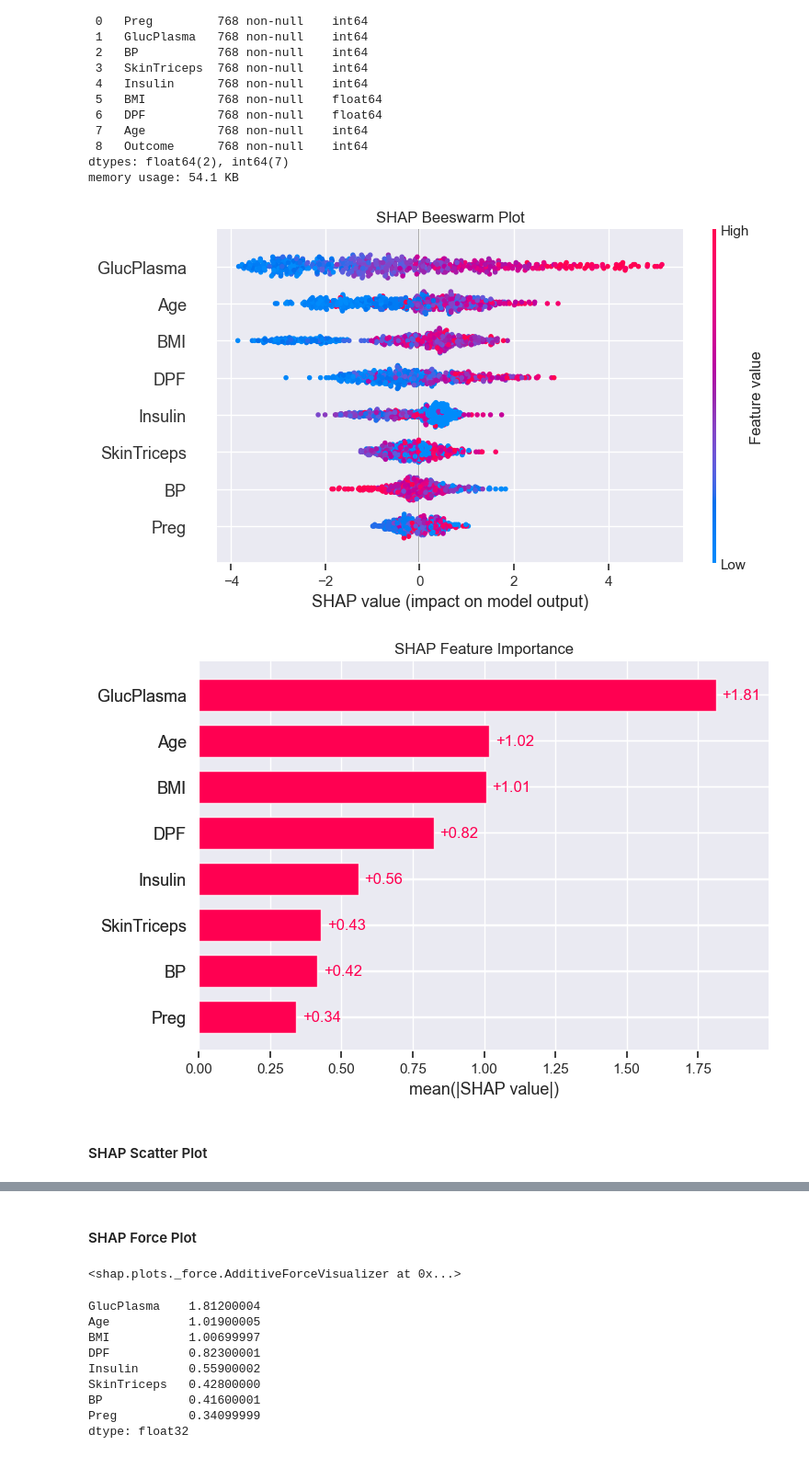
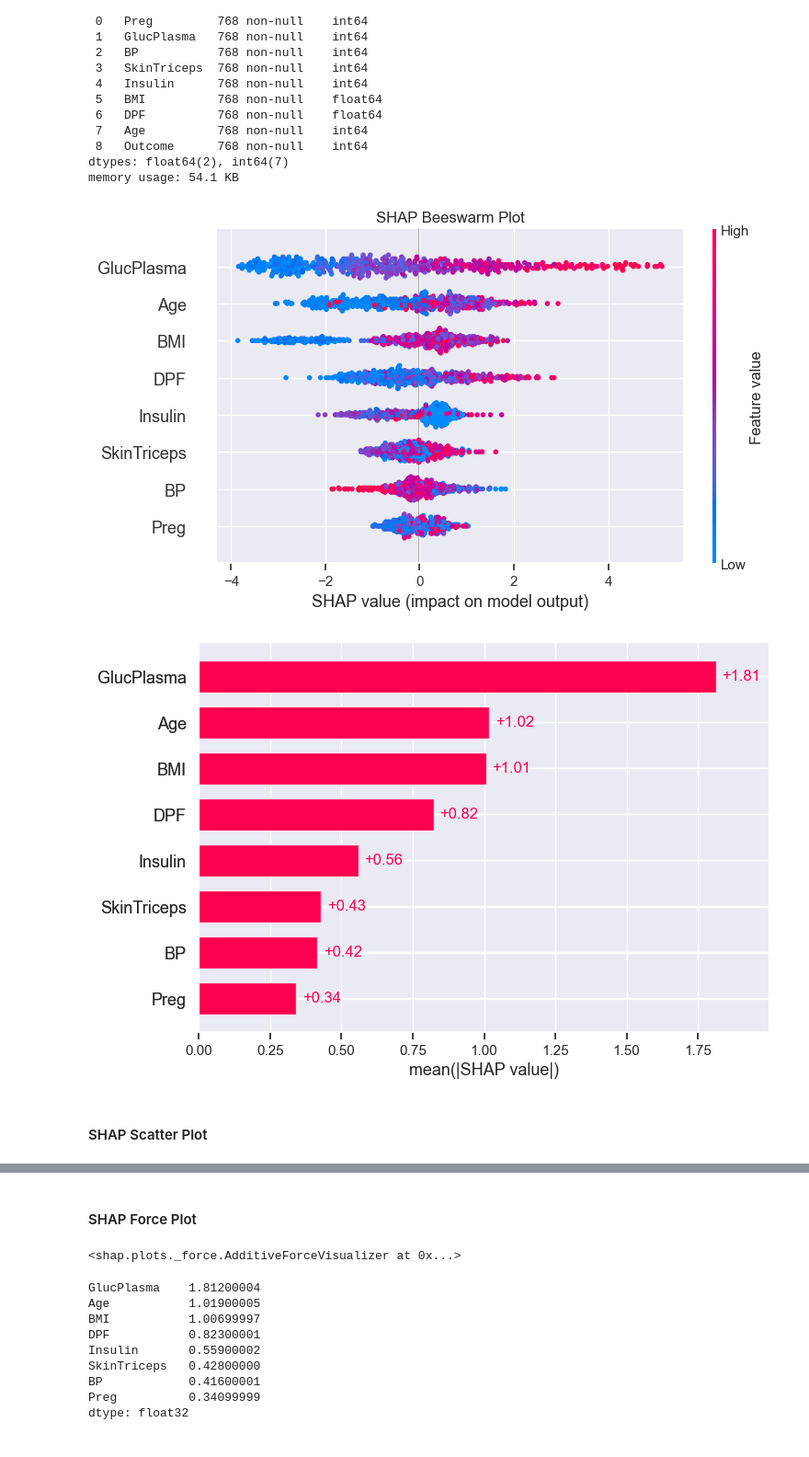
Before and after one commit to MarkThackham/MarkThackham.github.io, a Jupyter notebook: Portfolio/machine-learning/pima-indians/machine-learning-pima-indians.ipynb, the cells around one changed output, grey strips where cells are left out. Shown at 92% size. Cells and saved outputs as stored; diff of their text form; code cells hidden in the pictures.

```diff
--- a/Portfolio/machine-learning/pima-indians/machine-learning-pima-indians.ipynb
+++ b/Portfolio/machine-learning/pima-indians/machine-learning-pima-indians.ipynb
@@ -172,6 +172,7 @@ explainer = shap.TreeExplainer(model_xgb)
 shap_values = explainer(X_train)
 
 # Beeswarm
+plt.figure(figsize=(10, 6))
 plt.title("SHAP Beeswarm Plot")
 shap.summary_plot(shap_values.values, X_train, show=True)
 shap.summary_plot(shap_values.values, X_train, show=False)
@@ -180,36 +181,36 @@ plt.savefig("pima_indians-shap_beeswarm.png", bbox_inches="tight", dpi=300)
 plt.close()
 
 
 # Feature importance
-plt.title("SHAP Feature Importance")
+plt.figure(figsize=(10, 6))
 shap.plots.bar(shap_values, show=True)
 shap.plots.bar(shap_values, show=False)
 plt.title("SHAP Feature Importance")
 plt.savefig("pima_indians-shap_feature_importance.png", bbox_inches="tight", dpi=300)
 plt.close()
 
 # Scatter plot
 display(Markdown("#### SHAP Scatter Plot"))
 shap.plots.scatter(shap_values[:, "BP"], show=True)
 shap.plots.scatter(shap_values[:, "BP"], show=False)
 plt.title("SHAP Scatter Plot")
 plt.savefig("pima_indians-shap_scatter.png", bbox_inches="tight", dpi=300)
 plt.close()
 
 # Waterfall
 plt.title("SHAP Waterfall Plot")
 shap.plots.waterfall(shap_values[0], show=True)
 plt.title("SHAP Waterfall Plot")
 shap.plots.waterfall(shap_values[0], show=False)
 plt.savefig("pima_indians-shap_waterfall.png", bbox_inches="tight", dpi=300)
 plt.close()
 
 # Force plot
 display(Markdown("#### SHAP Force Plot"))
 shap.force_plot(shap_values[0])
 # %% [output]
-[figure, old version]
+[figure, new version]
-[figure, old version]
+[figure, new version]
 #### SHAP Scatter Plot
 [figure]
 [figure]
```
Also changed, not shown: parts of 1 cell of this notebook, 3 other files.
